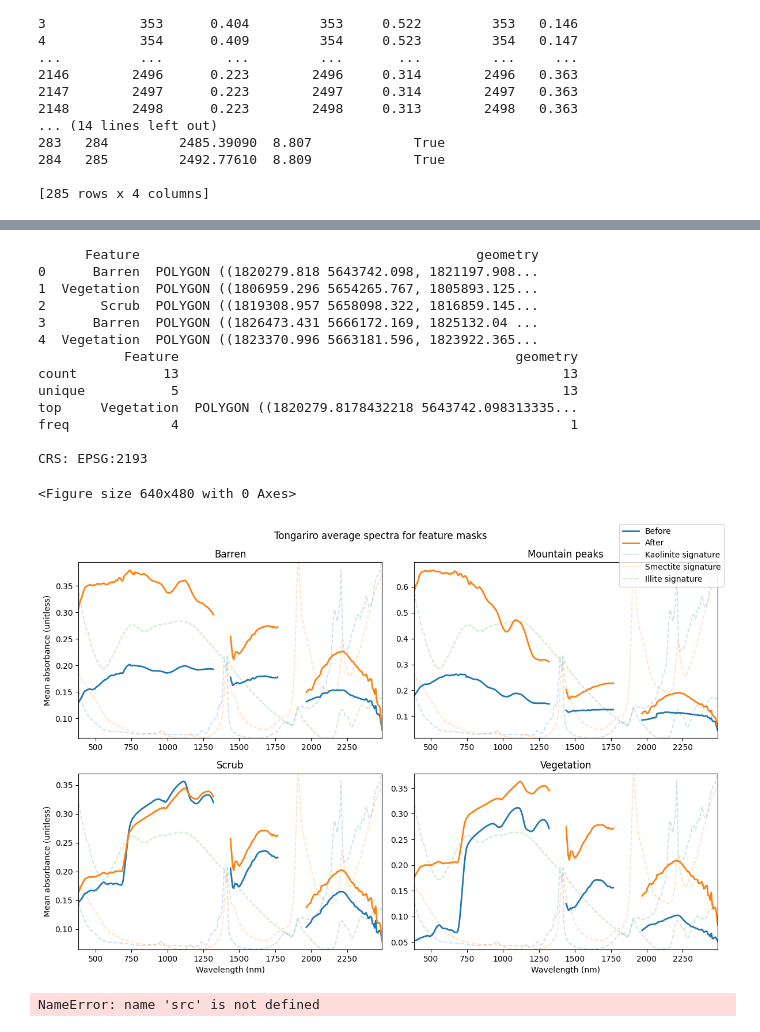
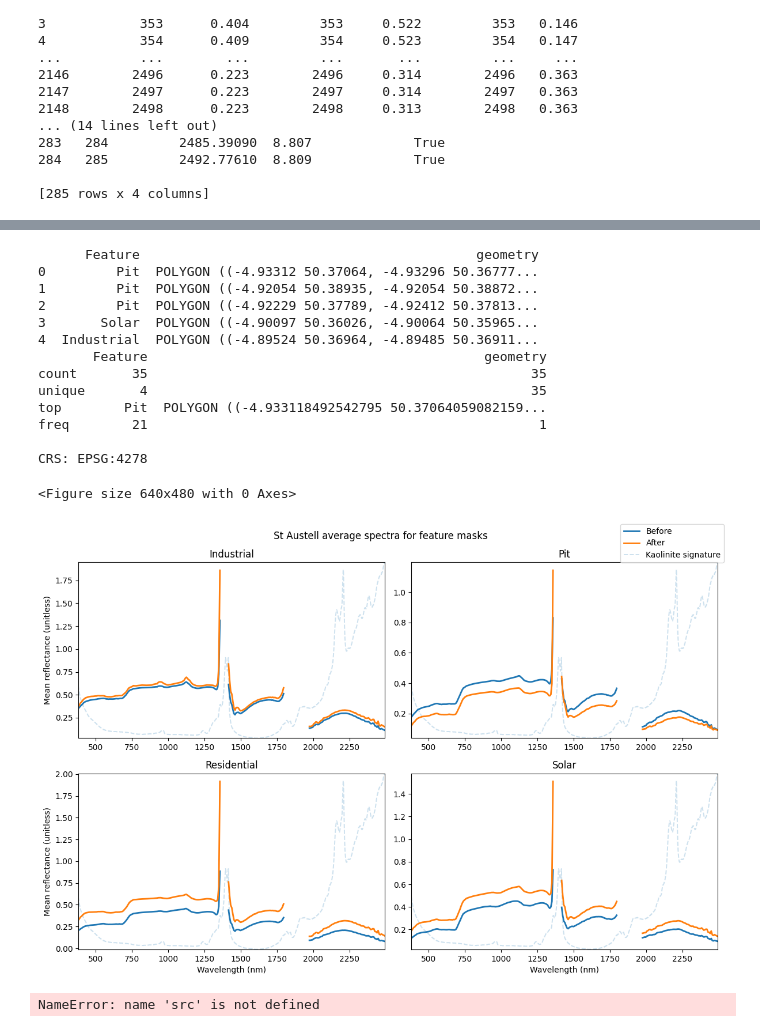
Before and after one commit to zadeviggers/SPCE360-final-project, a Jupyter notebook: compare-avg-spectra.ipynb, the cells around one changed output, grey strips where cells are left out. Drawn from its saved outputs; the diff is of its cells as text; code cells hidden in the pictures.

```diff
--- a/compare-avg-spectra.ipynb
+++ b/compare-avg-spectra.ipynb
@@ -23,21 +23,23 @@ Note: you may need to restart the kernel to use updated packages.
 [notice] A new release of pip is available: 26.0.1 -> 26.1.2
 [notice] To update, run: python.exe -m pip install --upgrade pip
 # %%
-site = "Tongariro" # Change this
+site = "St Austell" #"Tongariro" # Change this
 band_mapping_file = "instrument_band_parameters.csv"
 # Get this from a spectral signature database
 spectral_signatures_file = "spectral_signatures.csv"
 
-# minerals_to_plot_bg = ("Kaolinite",) # St Austell
-minerals_to_plot_bg = ("Kaolinite", "Smectite", "Illite") # Ruapehu
+minerals_to_plot_bg = ("Kaolinite",) # St Austell
+# minerals_to_plot_bg = ("Kaolinite", "Smectite", "Illite") # Ruapehu
 
-roi_file = "Tongariro_feature_masks.geojson" # Change this
+roi_file = "St_Asutell_feaure_masks.geojson" #"Tongariro_feature_masks.geojson" # Change this
 
 
 image_files = {
     # Change this
-    "Before": f"{site}/Derivatives/tongariro-before-clipped.tif",
-    "After": f"{site}/Derivatives/tongariro-after-clipped.tif"
+    # "Before": f"{site}/Derivatives/tongariro-before-clipped.tif",
+    # "After": f"{site}/Derivatives/tongariro-after-clipped.tif"
+    "Before": f"{site}/Derivatives/St_austell_pre_storm_clipped_no-water.tif",
+    "After": f"{site}/Derivatives/St_austell_post_storm_clipped_no-water.tif"
 }
 
 import numpy as np
@@ -118,7 +120,7 @@ def add_signature_background(
     normalize=True,
 ):
     """
-    Add selected mineral spectral signatures behind an absorbance graph.
+    Add selected mineral spectral signatures behind an reflectance graph.
 
     Assumes the main plot x-axis is wavelength in nm.
 
@@ -217,15 +219,15 @@ sig_ax = add_signature_background(
     ax,
     minerals=minerals_to_plot_bg
 )
-avg_absorbances = {}
+avg_reflectances = {}
 for key in image_data.keys():
     bd = image_data[key]
     avg = np.nanmean(bd, axis=(1,2))
     avg[~good] = np.nan
-    avg_absorbances[key] = avg
+    avg_reflectances[key] = avg
     ax.plot(wavelengths,avg,label=key)
 
-# Merge absorbance lines and background-signature lines into one legend
+# Merge reflectance lines and background-signature lines into one legend
 h1, l1 = ax.get_legend_handles_labels()
 h2, l2 = sig_ax.get_legend_handles_labels()
 
@@ -235,9 +237,9 @@ ax.legend(
     loc="best"
 )
 
-ax.set_title(f"{site} absorbance near roads before and after heavy rainfall")
+ax.set_title(f"{site} reflectance near roads before and after heavy rainfall")
 ax.set_xlabel("Wavelength (nm)")
-ax.set_ylabel("Avg absorbance (unitless)")
+ax.set_ylabel("Mean reflectance (unitless)")
 ax.set_xlim(np.nanmin(wavelengths[good]), np.nanmax(wavelengths[good]))# plt.xlim(127, 132)
 # %% [output]
 (380.85788, 2492.7761)
@@ -269,18 +271,18 @@ print(rois.describe())
 print(f"\nCRS: {rois.crs}")
 # %% [output]
       Feature                                           geometry
-0      Barren  POLYGON ((1820279.818 5643742.098, 1821197.908...
-1  Vegetation  POLYGON ((1806959.296 5654265.767, 1805893.125...
-2       Scrub  POLYGON ((1819308.957 5658098.322, 1816859.145...
-3      Barren  POLYGON ((1826473.431 5666172.169, 1825132.04 ...
-4  Vegetation  POLYGON ((1823370.996 5663181.596, 1823922.365...
-           Feature                                           geometry
-count           13                                                 13
-unique           5                                                 13
-top     Vegetation  POLYGON ((1820279.8178432218 5643742.098313335...
-freq             4                                                  1
+0         Pit  POLYGON ((-4.93312 50.37064, -4.93296 50.36777...
+1         Pit  POLYGON ((-4.92054 50.38935, -4.92054 50.38872...
+2         Pit  POLYGON ((-4.92229 50.37789, -4.92412 50.37813...
+3       Solar  POLYGON ((-4.90097 50.36026, -4.90064 50.35965...
+4  Industrial  POLYGON ((-4.89524 50.36964, -4.89485 50.36911...
+       Feature                                           geometry
+count       35                                                 35
+unique       4                                                 35
+top        Pit  POLYGON ((-4.933118492542795 50.37064059082159...
+freq        21                                                  1
 
-CRS: EPSG:2193
+CRS: EPSG:4278
 # %%
 plt.clf()
 
@@ -320,7 +322,7 @@ for key in image_data.keys():
                 "good_wavelength": good[band_idx-1],
                 "wavelength": wavelengths[band_idx-1],
                 "band": band_idx,
-                "avg_absorbance": value,
+                "avg_reflectance": value,
                 "n_pixels": n_pixels
             })
 
@@ -384,26 +386,26 @@ for j in range(height):
                 suffixes=("_before", "_after")
             )
 
-            diff_df["absorbance_diff"] = (
-                diff_df["avg_absorbance_before"]
-                - diff_df["avg_absorbance_after"]
+            diff_df["reflectance_diff"] = (
+                diff_df["avg_reflectance_before"]
+                - diff_df["avg_reflectance_after"]
             )
 
-            diff_df.loc[~diff_df["good_wavelength_before"], "absorbance_diff"] = np.nan
+            diff_df.loc[~diff_df["good_wavelength_before"], "reflectance_diff"] = np.nan
 
             ax.plot(
                 diff_df["wavelength_before"],
-                diff_df["absorbance_diff"],
+                diff_df["reflectance_diff"],
                 label="Before - After",
                 linewidth=2
             )
 
         else:
-            before_y = before_data["avg_absorbance"].where(
+            before_y = before_data["avg_reflectance"].where(
                 before_data["good_wavelength"]
             )
 
-            after_y = after_data["avg_absorbance"].where(
+            after_y = after_data["avg_reflectance"].where(
                 after_data["good_wavelength"]
             )
 
@@ -428,7 +430,7 @@ for j in range(height):
 
         if k == 0:
             ax.set_ylabel(
-                "Mean absorbance" + ("" if not diff else " difference")
+                "Mean reflectance" + ("" if not diff else " difference") + " (unitless)"
             )
 
         ax.set_xlim(
@@ -443,34 +445,34 @@ for j in range(height):
 
         if not diff:
             h2, l2 = sig_ax.get_legend_handles_labels()
             legend_handles.extend(h2)
             legend_labels.extend(l2)
 
 
 # Deduplicate legend labels while preserving order
 legend_dict = {}
 
 for handle, label in zip(legend_handles, legend_labels):
     if label not in legend_dict:
         legend_dict[label] = handle
 
 fig.legend(
     legend_dict.values(),
     legend_dict.keys(),
     loc="upper right"
 )
 
 fig.suptitle(
     f"{site} average spectra"
     f"{' differences ' if diff else ' '}"
     f"for feature masks"
 )
 
 fig.tight_layout()
 plt.show()
 # %% [output]
 <Figure size 640x480 with 0 Axes>
-[figure, old version]
+[figure, new version]
 # %%
 from rasterio.plot import plotting_extent
 
```
Also changed, not shown: parts of 3 cells of this notebook.
